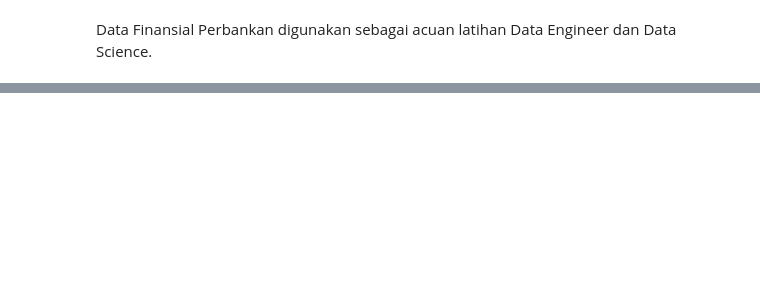
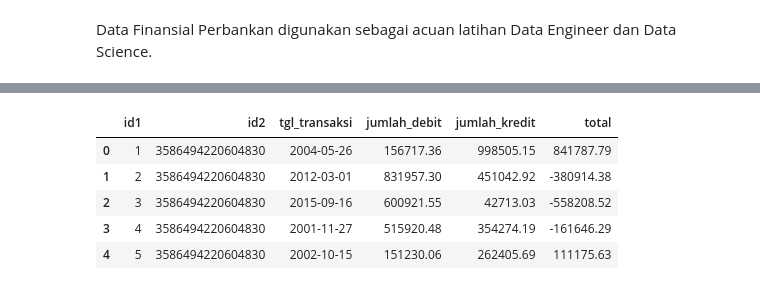
Before and after one commit to ariwiraasmara/python-science-lab, a Jupyter notebook: latihan/Finansial.ipynb, the cells around one changed output, grey strips where cells are left out. Saved outputs shown, nothing was run; the diff lists cells and outputs as text; code cells hidden in the pictures; blank space fills up the shorter version.

```diff
--- a/latihan/Finansial.ipynb
+++ b/latihan/Finansial.ipynb
@@ -35,0 +142,3 @@ df_tabeldebet_hal1.head()
+# %%
+def createColumnTotal(df):
+    return df['jumlah_kredit'] - df['jumlah_debit']
@@ -35,0 +224,11 @@ df_tabeldebet_hal1.head()
+# %%
+# membuat kolom baru total dimana total = kredit - debit menggunakan fungsi createColumnTotal() yang sudah dibuat diatas
+df_finance_detil_3586494220604830['total'] = createColumnTotal(df_finance_detil_3586494220604830)
+df_finance_detil_3586494220604830.head()
+# %% [output]
+|  | id1 | id2 | tgl_transaksi | jumlah_debit | jumlah_kredit | total |
+| 0 | 1 | 3586494220604830 | 2004-05-26 | 156717.36 | 998505.15 | 841787.79 |
+| 1 | 2 | 3586494220604830 | 2012-03-01 | 831957.30 | 451042.92 | -380914.38 |
+| 2 | 3 | 3586494220604830 | 2015-09-16 | 600921.55 | 42713.03 | -558208.52 |
+| 3 | 4 | 3586494220604830 | 2001-11-27 | 515920.48 | 354274.19 | -161646.29 |
+| 4 | 5 | 3586494220604830 | 2002-10-15 | 151230.06 | 262405.69 | 111175.63 |
```
Also changed, not shown: parts of 48 cells of this notebook, 32 other files.
